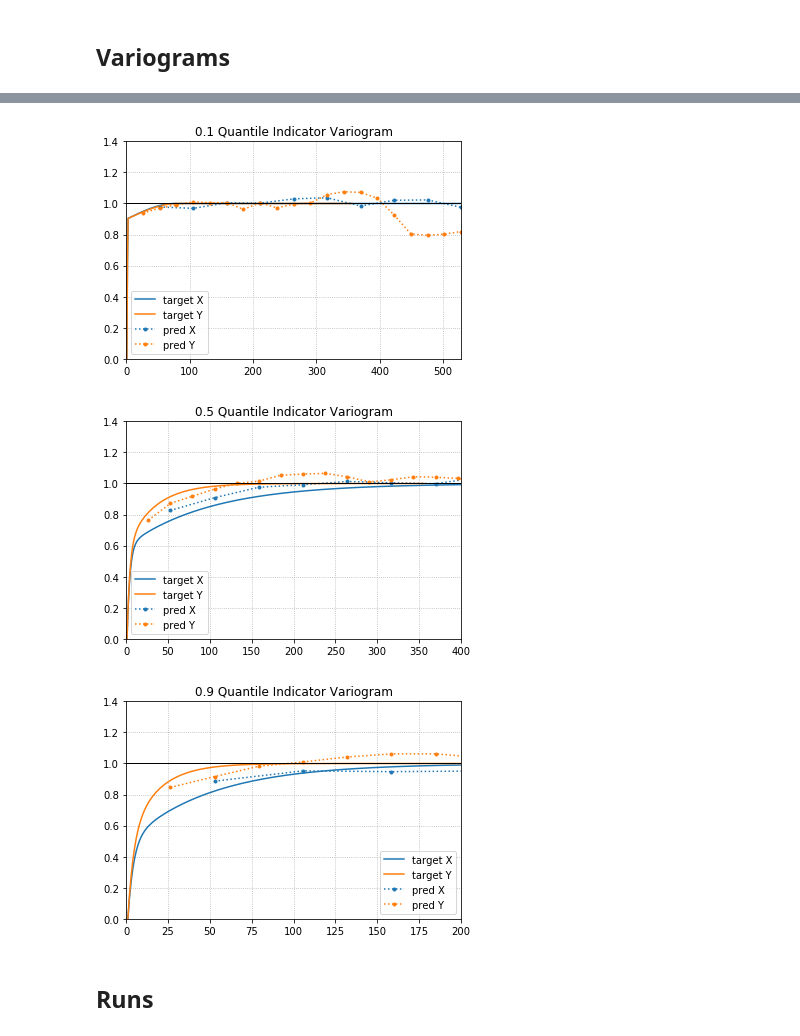
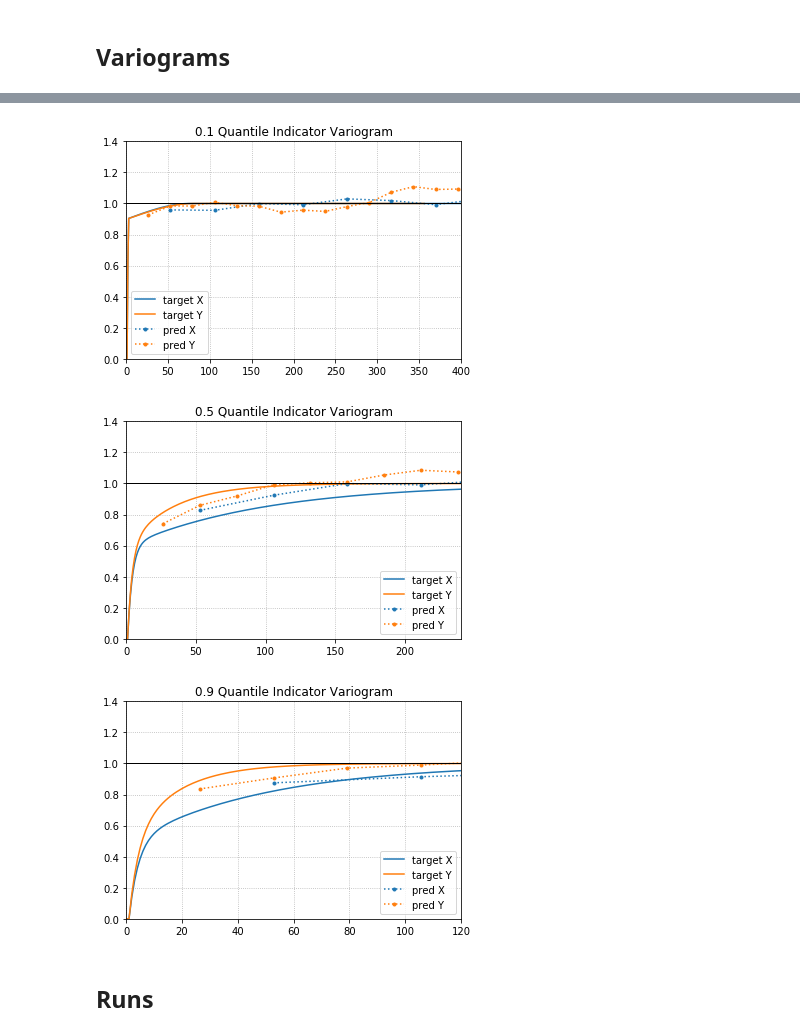
Before and after one commit to benjiharding/Factor-Mixing-1D, a Jupyter notebook: NetworkMix2D_MultiObjective2.ipynb, the cells around one changed output, grey strips where cells are left out. Cells and saved outputs as stored; diff of their text form; code cells hidden in the pictures.

```diff
--- a/NetworkMix2D_MultiObjective2.ipynb
+++ b/NetworkMix2D_MultiObjective2.ipynb
@@ -620,5 +645,6 @@ Total connections: 135
 # %%
-AL = nn.linear_forward(Ysimd, parameters, nn.relu)
+afunc = nn.sigmoid
+AL = nn.linear_forward(Ysimd, parameters, afunc)
 # %%
 plt.scatter(coords[:, 0], coords[:, 1], c=AL, vmin=-2.5, vmax=2.5)
 # %% [output]
@@ -684,7 +710,7 @@ def inv_dist(bins, power):
     if not bins:
         return
     wts = 1 / np.array(bins) ** power
-    return wts / np.sum(wts)
+    return wts / np.max(wts)
 
 
 plt.plot(xbins, inv_dist(xbins, 1))
@@ -1157,9 +1183,12 @@ def objective_scaling(
 
     return objscale
 # %%
-bounds = (0.05, 0.95)
-afunc = nn.tanh
-maxpert = 250
+from objective_cls import Objective
+
+fobj = Objective(Ysimd)
+bounds = fobj.generate_bounds(parameters, connections) + [(0, 1)] * tbias
+afunc = nn.sigmoid
+maxpert = 1000
 seed = 1044
 
 objscale = objective_scaling(
@@ -1345,6 +1368,7 @@ npoint = True
 args = (
     parameters,
     connections,
+    biases,
     target_vario,
     target_ivario,
     target_runs,
@@ -1365,13 +1389,10 @@ args = (
     npoint,
 )
 
-from objective_cls import Objective
 from pde import pde
 
-fobj = Objective(Ysimd)
-
 results = pde(
-    fobj, args, bounds=[bounds] * tconn, popsize=15, its=1000, seed=21,
+    fobj, args, bounds=bounds, popsize=15, its=500, seed=21,
 )
 plt.plot(results[-1])
 # %% [output]
@@ -1565,22 +1597,22 @@ array([0.0797631 , 0.08572522, 0.085257  , 0.08563846, 0.0872556 ,
 # %%
-xscale = [0.66, 0.5, 0.25]
+xscale = [0.5, 0.3, 0.15]
 for j, q in enumerate(quantiles):
     fig, ax = plt.subplots()
     igx = update_variogram(de_AL_i[:, j], xlag_dict) / ivars[j]
     igy = update_variogram(de_AL_i[:, j], ylag_dict) / ivars[j]
     ax.plot(ivarios[q][0], c="C0", label="target X")
     ax.plot(ivarios[q][1], c="C1", label="target Y")
     ax.plot(xbins, igx, c="C0", ls=":", marker=".", label="pred X")
     ax.plot(ybins, igy, c="C1", ls=":", marker=".", label="pred Y")
     ax.set_title(f"{q} Quantile Indicator Variogram")
     ax.axhline(1.0, c="k", lw=1)
     ax.set_ylim(0, 1.4)
     ax.set_xlim(0, nx * xscale[j])
     ax.legend()
 # %% [output]
-[figure, old version]
+[figure, new version]
-[figure, old version]
+[figure, new version]
-[figure, old version]
+[figure, new version]
 # %% [markdown]
  ## Runs
 # %%
```
Also changed, not shown: parts of 36 cells of this notebook, 2 other files.
